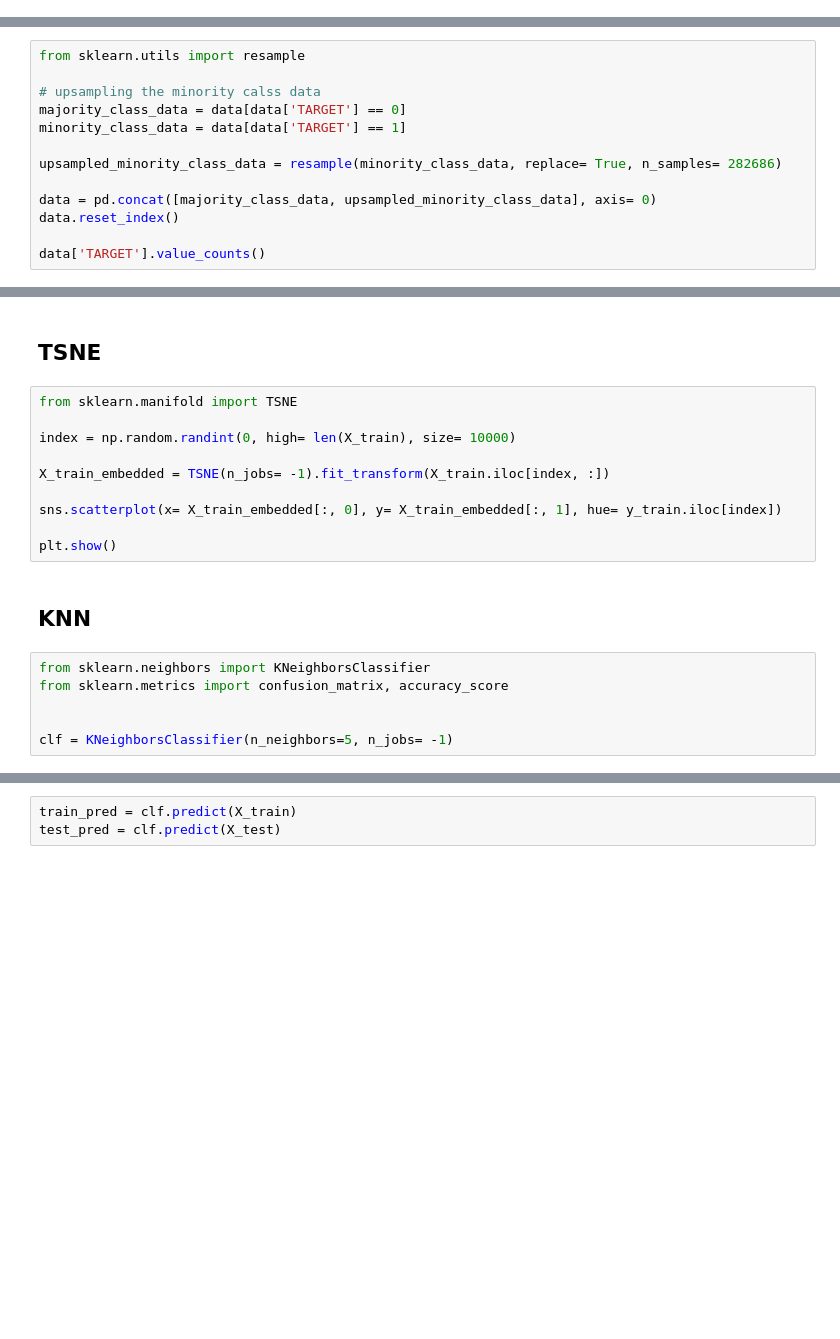
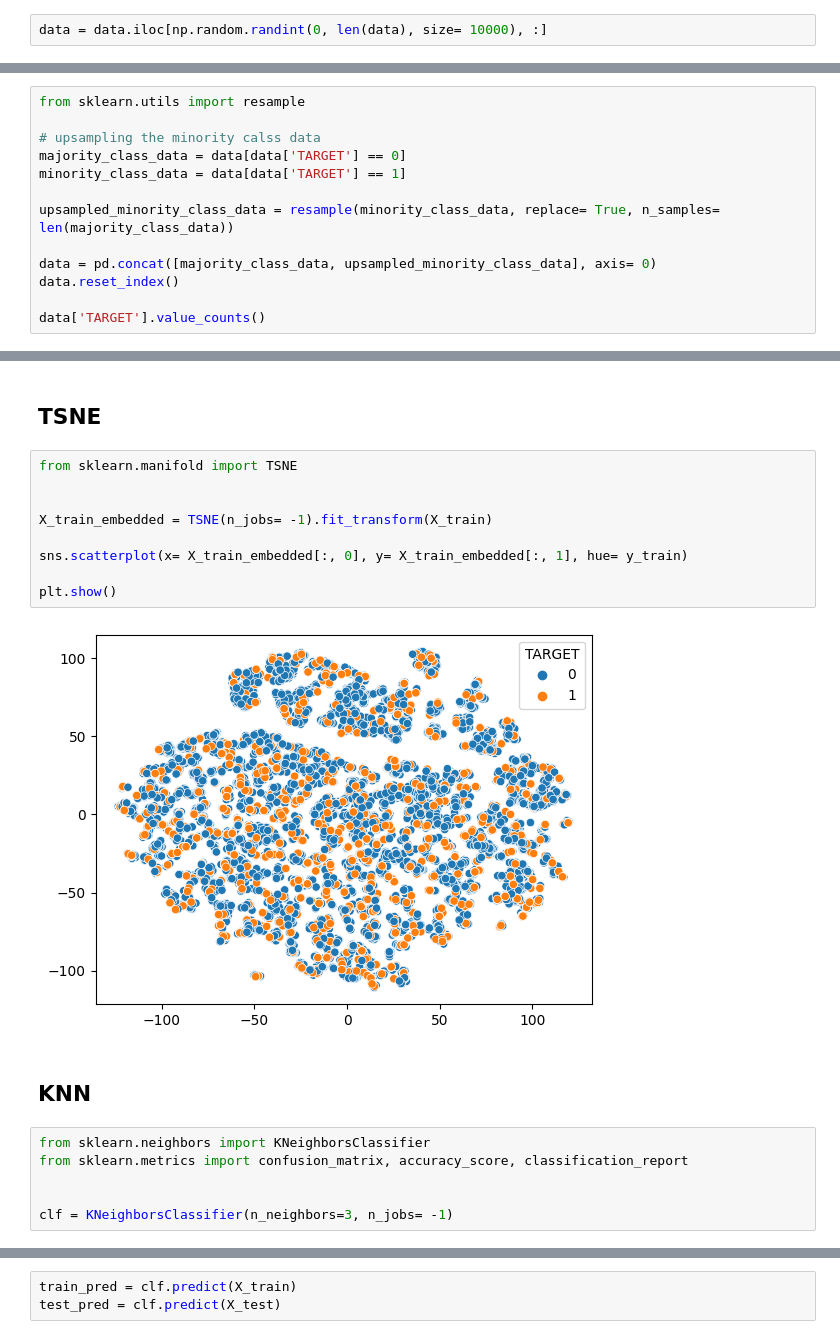
Before and after one commit to Hari-Charan-Reddy-Veerannagari/innomatics-assignments, a Jupyter notebook: credit-card-fraud-detection.ipynb, the cells around one changed output, grey strips where cells are left out. Drawn from its saved outputs; the diff is of its cells as text; blank space fills up the shorter version.

```diff
--- a/credit-card-fraud-detection.ipynb
+++ b/credit-card-fraud-detection.ipynb
@@ -38,6 +38,8 @@ data
 | 307509 | 456254 | 1 | Cash loans | F | N | Y | 0 | ... |
 | 307510 | 456255 | 0 | Cash loans | F | N | N | 0 | ... |
 307511 rows × 122 columns
+# %%
+data = data.iloc[np.random.randint(0, len(data), size= 10000), :]
 # %% [markdown]
 ## Data Cleaning
 # %% [markdown]
@@ -111,7 +113,7 @@ from sklearn.utils import resample
 majority_class_data = data[data['TARGET'] == 0]
 minority_class_data = data[data['TARGET'] == 1]
 
-upsampled_minority_class_data = resample(minority_class_data, replace= True, n_samples= 282686)
+upsampled_minority_class_data = resample(minority_class_data, replace= True, n_samples= len(majority_class_data))
 
 data = pd.concat([majority_class_data, upsampled_minority_class_data], axis= 0)
 data.reset_index()
@@ -153,20 +155,21 @@ shape of y_test: (56538,)
 # %%
 from sklearn.manifold import TSNE
 
-index = np.random.randint(0, high= len(X_train), size= 10000)
 
-X_train_embedded = TSNE(n_jobs= -1).fit_transform(X_train.iloc[index, :])
+X_train_embedded = TSNE(n_jobs= -1).fit_transform(X_train)
 
-sns.scatterplot(x= X_train_embedded[:, 0], y= X_train_embedded[:, 1], hue= y_train.iloc[index])
+sns.scatterplot(x= X_train_embedded[:, 0], y= X_train_embedded[:, 1], hue= y_train)
 
 plt.show()
+# %% [output]
+[figure, added]
 # %% [markdown]
 ## KNN
 # %%
 from sklearn.neighbors import KNeighborsClassifier
-from sklearn.metrics import confusion_matrix, accuracy_score
+from sklearn.metrics import confusion_matrix, accuracy_score, classification_report
 
 
-clf = KNeighborsClassifier(n_neighbors=5, n_jobs= -1)
+clf = KNeighborsClassifier(n_neighbors=3, n_jobs= -1)
 # %%
 clf.fit(X_train, y_train)
```
Also changed, not shown: parts of 13 cells of this notebook.
